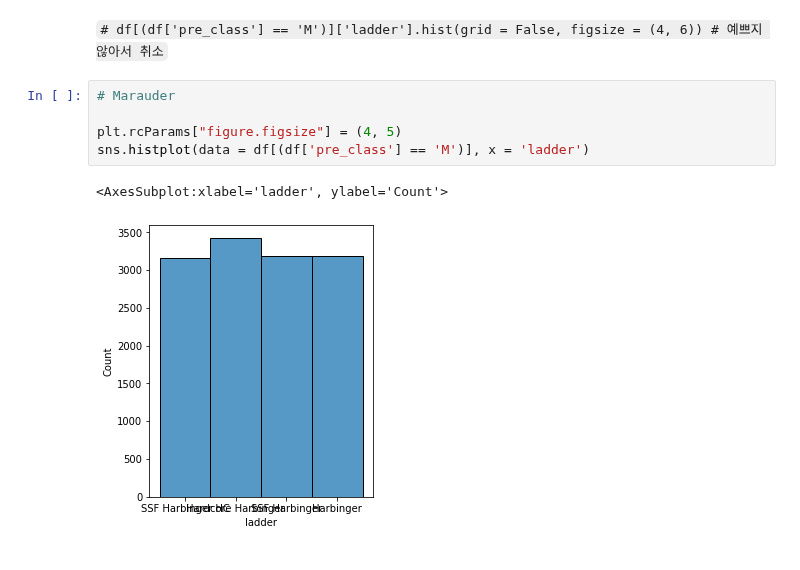
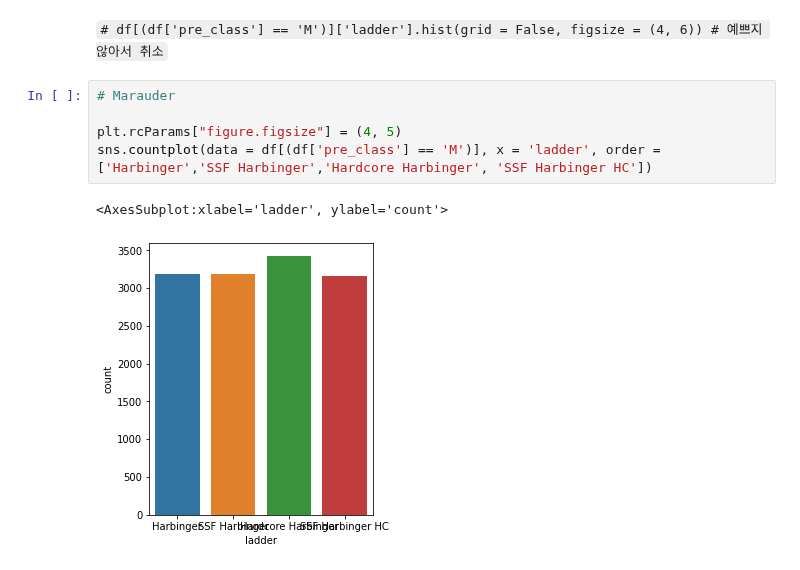
Before and after one commit to Angela-Park-JE/TIL_ver1, a Jupyter notebook: ToyPJT-POE_user/poe_stats_4_EDA_byclass.ipynb, the cells around one changed output. Saved outputs shown, nothing was run; the diff lists cells and outputs as text.

```diff
--- a/ToyPJT-POE_user/poe_stats_4_EDA_byclass.ipynb
+++ b/ToyPJT-POE_user/poe_stats_4_EDA_byclass.ipynb
@@ -1217,11 +1217,11 @@ ladder에 따라, 클래스별로 다른 수들을 시각화해본다.
 # %%
 # Marauder
 
 plt.rcParams["figure.figsize"] = (4, 5)
-sns.histplot(data = df[(df['pre_class'] == 'M')], x = 'ladder')
+sns.countplot(data = df[(df['pre_class'] == 'M')], x = 'ladder', order = ['Harbinger','SSF Harbinger','Hardcore Harbinger', 'SSF Harbinger HC'])
 # %% [output]
-<AxesSubplot:xlabel='ladder', ylabel='Count'>
+<AxesSubplot:xlabel='ladder', ylabel='count'>
-[figure, old version]
+[figure, new version]
 # %%
 # Duelist
 
```
Also changed, not shown: parts of 7 cells of this notebook.
